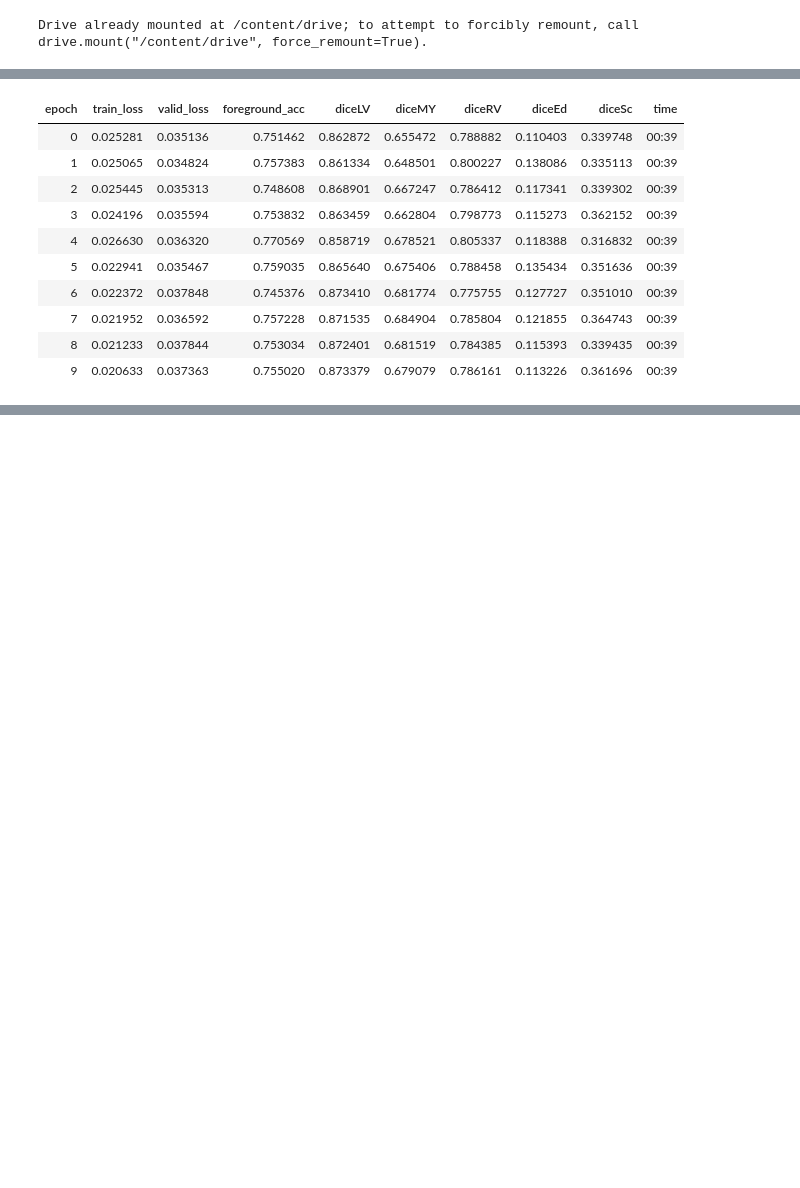
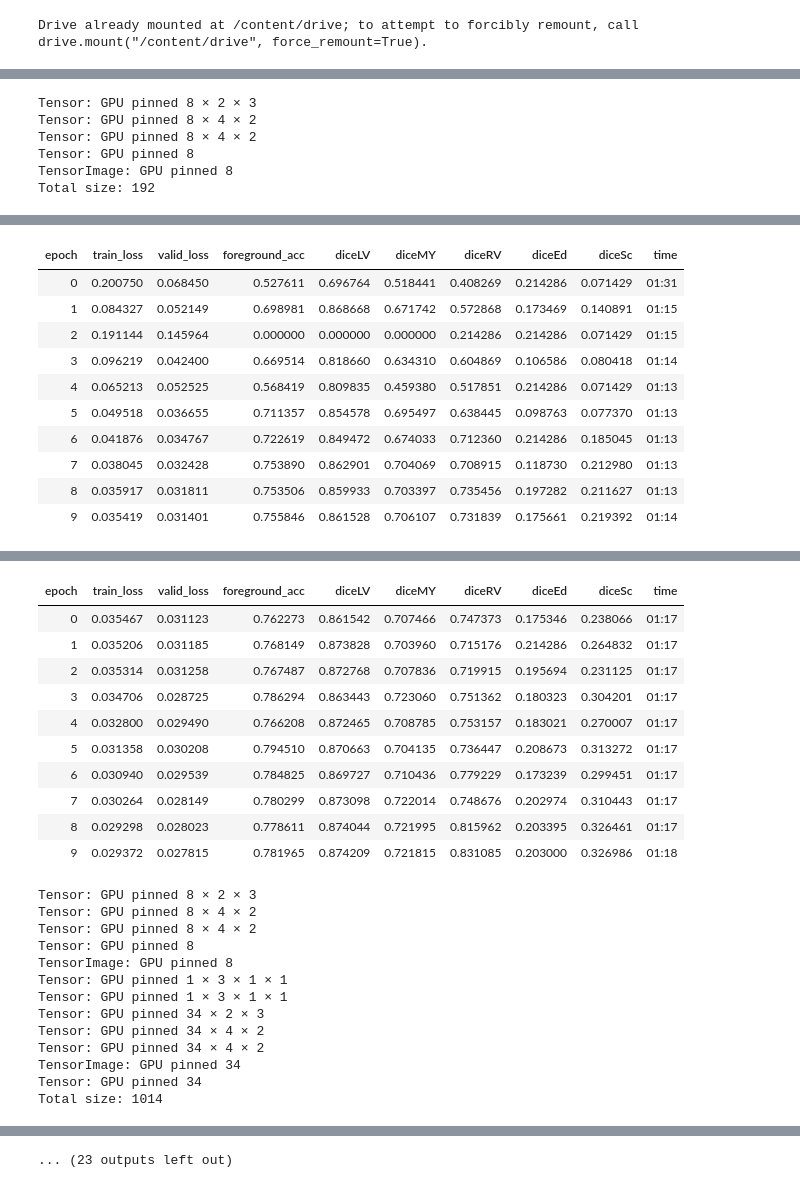
Before and after one commit to chfc-cmi/miccai2020-myops, a Jupyter notebook: code/01_simple_unet_resnet34.ipynb, the cells around one changed output, grey strips where cells are left out. Drawn from its saved outputs; the diff is of its cells as text; code cells hidden in the pictures; blank space fills up the shorter version.

```diff
--- a/code/01_simple_unet_resnet34.ipynb
+++ b/code/01_simple_unet_resnet34.ipynb
@@ -81,5 +95,3 @@ def diceRV(input, targs): return multi_dice(input,targs,class_id=3)
 def diceEd(input, targs): return multi_dice(input,targs,class_id=4)
 def diceSc(input, targs): return multi_dice(input,targs,class_id=5)
 dices = [diceLV,diceMY,diceRV,diceEd,diceSc]
-# %%
-learn = unet_learner(myopsDls, resnet34, metrics=[foreground_acc, *dices])
@@ -113,14 +97,0 @@ SuggestedLRs(lr_min=6.918309954926372e-05, lr_steep=7.585775847473997e-07)
-# %%
-learn.fit_one_cycle(10,lr_max=1e-4)
-# %% [output]
-| epoch | train_loss | valid_loss | foreground_acc | diceLV | diceMY | diceRV | diceEd | diceSc | time |
-| 0 | 0.025281 | 0.035136 | 0.751462 | 0.862872 | 0.655472 | 0.788882 | 0.110403 | 0.339748 | 00:39 |
-| 1 | 0.025065 | 0.034824 | 0.757383 | 0.861334 | 0.648501 | 0.800227 | 0.138086 | 0.335113 | 00:39 |
-| 2 | 0.025445 | 0.035313 | 0.748608 | 0.868901 | 0.667247 | 0.786412 | 0.117341 | 0.339302 | 00:39 |
-| 3 | 0.024196 | 0.035594 | 0.753832 | 0.863459 | 0.662804 | 0.798773 | 0.115273 | 0.362152 | 00:39 |
-| 4 | 0.026630 | 0.036320 | 0.770569 | 0.858719 | 0.678521 | 0.805337 | 0.118388 | 0.316832 | 00:39 |
-| 5 | 0.022941 | 0.035467 | 0.759035 | 0.865640 | 0.675406 | 0.788458 | 0.135434 | 0.351636 | 00:39 |
-| 6 | 0.022372 | 0.037848 | 0.745376 | 0.873410 | 0.681774 | 0.775755 | 0.127727 | 0.351010 | 00:39 |
-| 7 | 0.021952 | 0.036592 | 0.757228 | 0.871535 | 0.684904 | 0.785804 | 0.121855 | 0.364743 | 00:39 |
-| 8 | 0.021233 | 0.037844 | 0.753034 | 0.872401 | 0.681519 | 0.784385 | 0.115393 | 0.339435 | 00:39 |
-| 9 | 0.020633 | 0.037363 | 0.755020 | 0.873379 | 0.679079 | 0.786161 | 0.113226 | 0.361696 | 00:39 |
@@ -126,0 +139,18 @@ learn.fit_one_cycle(10,lr_max=1e-4)
+# %%
+learn = None
+dl = None
+for x in ids:
+  del learn
+  del dl
+  gc.collect()
+  torch.cuda.empty_cache()
+  dump_tensors()
+  dl = getMyopsDls(x)
+  learn = standard_trained_learner_cv(dl)
+# %% [output]
+Tensor: GPU pinned 8 × 2 × 3
+Tensor: GPU pinned 8 × 4 × 2
+Tensor: GPU pinned 8 × 4 × 2
+Tensor: GPU pinned 8
+TensorImage: GPU pinned 8
+Total size: 192
@@ -126,0 +158,11 @@ learn.fit_one_cycle(10,lr_max=1e-4)
+| epoch | train_loss | valid_loss | foreground_acc | diceLV | diceMY | diceRV | diceEd | diceSc | time |
+| 0 | 0.200750 | 0.068450 | 0.527611 | 0.696764 | 0.518441 | 0.408269 | 0.214286 | 0.071429 | 01:31 |
+| 1 | 0.084327 | 0.052149 | 0.698981 | 0.868668 | 0.671742 | 0.572868 | 0.173469 | 0.140891 | 01:15 |
+| 2 | 0.191144 | 0.145964 | 0.000000 | 0.000000 | 0.000000 | 0.214286 | 0.214286 | 0.071429 | 01:15 |
+| 3 | 0.096219 | 0.042400 | 0.669514 | 0.818660 | 0.634310 | 0.604869 | 0.106586 | 0.080418 | 01:14 |
+| 4 | 0.065213 | 0.052525 | 0.568419 | 0.809835 | 0.459380 | 0.517851 | 0.214286 | 0.071429 | 01:13 |
+| 5 | 0.049518 | 0.036655 | 0.711357 | 0.854578 | 0.695497 | 0.638445 | 0.098763 | 0.077370 | 01:13 |
+| 6 | 0.041876 | 0.034767 | 0.722619 | 0.849472 | 0.674033 | 0.712360 | 0.214286 | 0.185045 | 01:13 |
+| 7 | 0.038045 | 0.032428 | 0.753890 | 0.862901 | 0.704069 | 0.708915 | 0.118730 | 0.212980 | 01:13 |
+| 8 | 0.035917 | 0.031811 | 0.753506 | 0.859933 | 0.703397 | 0.735456 | 0.197282 | 0.211627 | 01:13 |
+| 9 | 0.035419 | 0.031401 | 0.755846 | 0.861528 | 0.706107 | 0.731839 | 0.175661 | 0.219392 | 01:14 |
@@ -126,0 +170,24 @@ learn.fit_one_cycle(10,lr_max=1e-4)
+| epoch | train_loss | valid_loss | foreground_acc | diceLV | diceMY | diceRV | diceEd | diceSc | time |
+| 0 | 0.035467 | 0.031123 | 0.762273 | 0.861542 | 0.707466 | 0.747373 | 0.175346 | 0.238066 | 01:17 |
+| 1 | 0.035206 | 0.031185 | 0.768149 | 0.873828 | 0.703960 | 0.715176 | 0.214286 | 0.264832 | 01:17 |
+| 2 | 0.035314 | 0.031258 | 0.767487 | 0.872768 | 0.707836 | 0.719915 | 0.195694 | 0.231125 | 01:17 |
+| 3 | 0.034706 | 0.028725 | 0.786294 | 0.863443 | 0.723060 | 0.751362 | 0.180323 | 0.304201 | 01:17 |
+| 4 | 0.032800 | 0.029490 | 0.766208 | 0.872465 | 0.708785 | 0.753157 | 0.183021 | 0.270007 | 01:17 |
+| 5 | 0.031358 | 0.030208 | 0.794510 | 0.870663 | 0.704135 | 0.736447 | 0.208673 | 0.313272 | 01:17 |
+| 6 | 0.030940 | 0.029539 | 0.784825 | 0.869727 | 0.710436 | 0.779229 | 0.173239 | 0.299451 | 01:17 |
+| 7 | 0.030264 | 0.028149 | 0.780299 | 0.873098 | 0.722014 | 0.748676 | 0.202974 | 0.310443 | 01:17 |
+| 8 | 0.029298 | 0.028023 | 0.778611 | 0.874044 | 0.721995 | 0.815962 | 0.203395 | 0.326461 | 01:17 |
+| 9 | 0.029372 | 0.027815 | 0.781965 | 0.874209 | 0.721815 | 0.831085 | 0.203000 | 0.326986 | 01:18 |
+Tensor: GPU pinned 8 × 2 × 3
+Tensor: GPU pinned 8 × 4 × 2
+Tensor: GPU pinned 8 × 4 × 2
+Tensor: GPU pinned 8
+TensorImage: GPU pinned 8
+Tensor: GPU pinned 1 × 3 × 1 × 1
+Tensor: GPU pinned 1 × 3 × 1 × 1
+Tensor: GPU pinned 34 × 2 × 3
+Tensor: GPU pinned 34 × 4 × 2
+Tensor: GPU pinned 34 × 4 × 2
+TensorImage: GPU pinned 34
+Tensor: GPU pinned 34
+Total size: 1014
@@ -127 +232,2 @@ learn.fit_one_cycle(10,lr_max=1e-4)
+... (23 outputs left out)
 # %%
```
Also changed, not shown: parts of 13 cells of this notebook.
